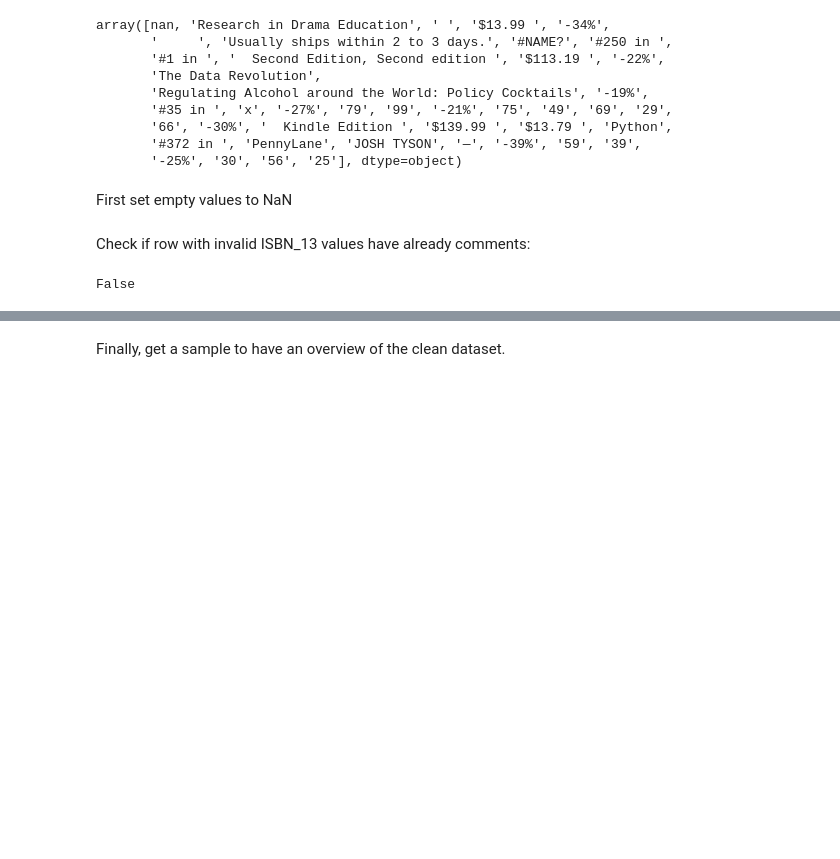
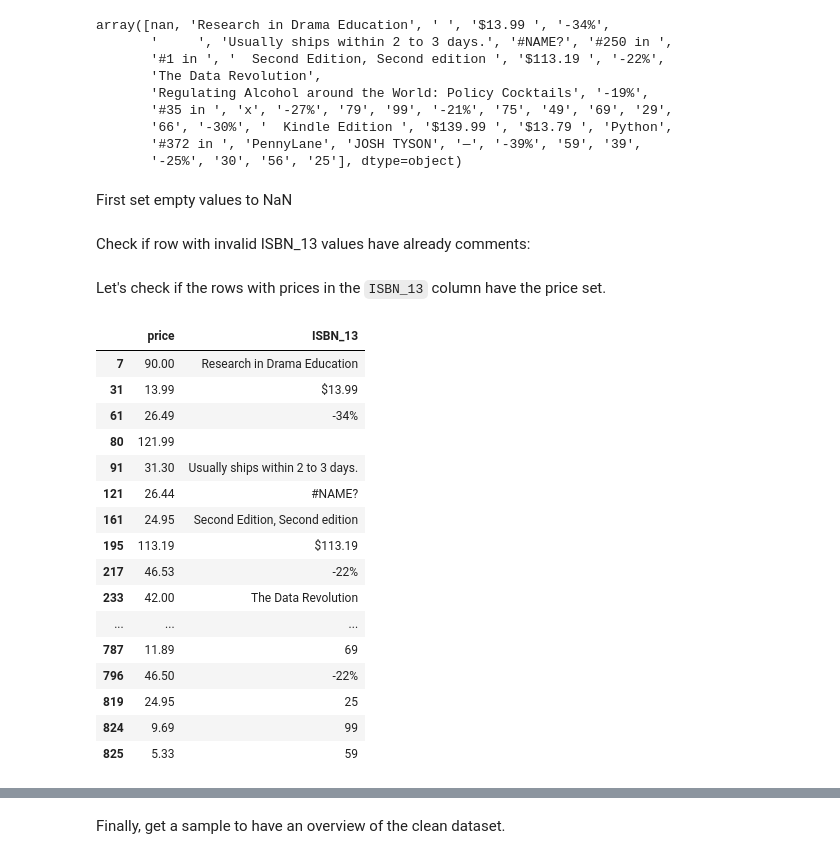
Before and after one commit to chusk2/data_cleaning, a Jupyter notebook: data_science_books/data_science_books.ipynb, the cells around one changed output, grey strips where cells are left out. Cells and saved outputs as stored; diff of their text form; code cells hidden in the pictures; blank space fills up the shorter version.

Commit message:
working on isbn cleaning, part 2

```diff
--- a/data_science_books/data_science_books.ipynb
+++ b/data_science_books/data_science_books.ipynb
@@ -432,10 +434,30 @@ array([nan, 'Research in Drama Education', ' ', '$13.99 ', '-34%',
 # %% [markdown]
 First set empty values to NaN
 # %%
-df.ISBN_13 = np.where(df.ISBN_13 == '', np.nan, df.ISBN_13)
+df.ISBN_13 = np.where((df.ISBN_13 == '') | (df.ISBN_13 == ' '), np.nan, df.ISBN_13)
 # %% [markdown]
 Check if row with invalid ISBN_13 values have already comments:
-# %%
-df[ (df.ISBN_13.str.len() != 14) & (df.ISBN_13.notnull()) ].comments.isnull().all()
-# %% [output]
-False
+# %%
+invalid_isbn_values = df.ISBN_13 [ df.ISBN_13.str.len() != 14].unique()
+# %% [markdown]
+Let's check if the rows with prices in the `ISBN_13` column have the price set.
+# %%
+df[['price', 'ISBN_13']][df.ISBN_13.isin(invalid_isbn_values)].dropna()
+# %% [output]
+|  | price | ISBN_13 |
+| 7 | 90.00 | Research in Drama Education |
+| 31 | 13.99 | $13.99 |
+| 61 | 26.49 | -34% |
+| 80 | 121.99 |  |
+| 91 | 31.30 | Usually ships within 2 to 3 days. |
+| 121 | 26.44 | #NAME? |
+| 161 | 24.95 | Second Edition, Second edition |
+| 195 | 113.19 | $113.19 |
+| 217 | 46.53 | -22% |
+| 233 | 42.00 | The Data Revolution |
+| ... | ... | ... |
+| 787 | 11.89 | 69 |
+| 796 | 46.50 | -22% |
+| 819 | 24.95 | 25 |
+| 824 | 9.69 | 99 |
+| 825 | 5.33 | 59 |
```
Also changed, not shown: parts of 19 cells of this notebook.
